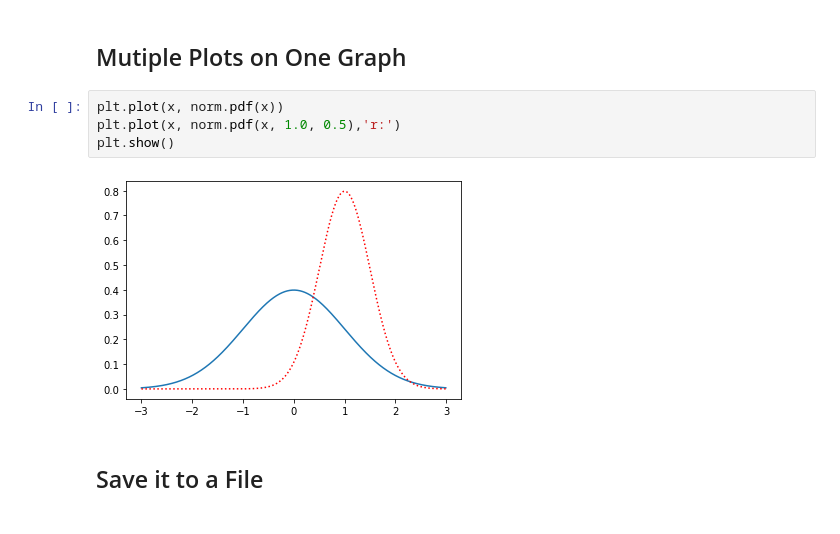
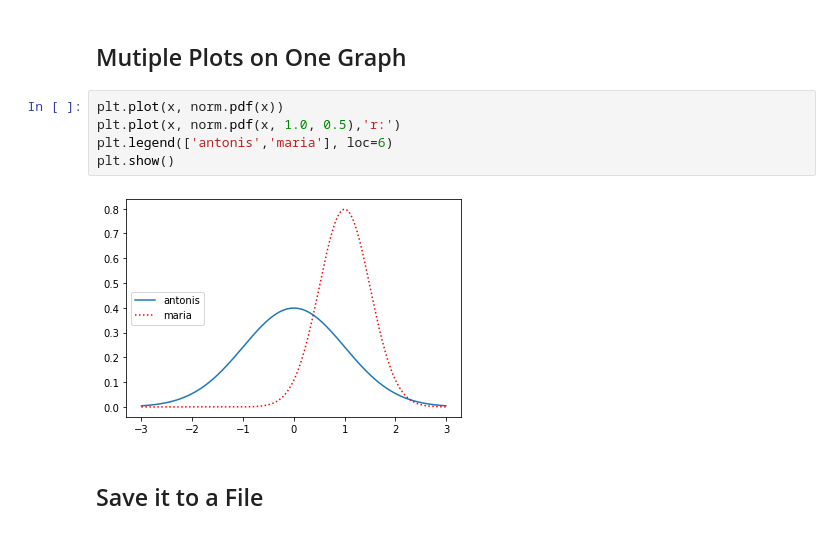
Before and after one commit to Vozikis/machine-learning, a Jupyter notebook: MLCourse/MatPlotLib.ipynb, the cells around one changed output. Saved outputs shown, nothing was run; the diff lists cells and outputs as text.

Commit message:
matplot naming the axes and adding a legend

```diff
--- a/MLCourse/MatPlotLib.ipynb
+++ b/MLCourse/MatPlotLib.ipynb
@@ -19,9 +19,10 @@ plt.show()
 # %%
 plt.plot(x, norm.pdf(x))
 plt.plot(x, norm.pdf(x, 1.0, 0.5),'r:')
+plt.legend(['antonis','maria'], loc=6)
 plt.show()
 # %% [output]
-[figure, old version]
+[figure, new version]
 # %% [markdown]
 ## Save it to a File
 # %%
```
